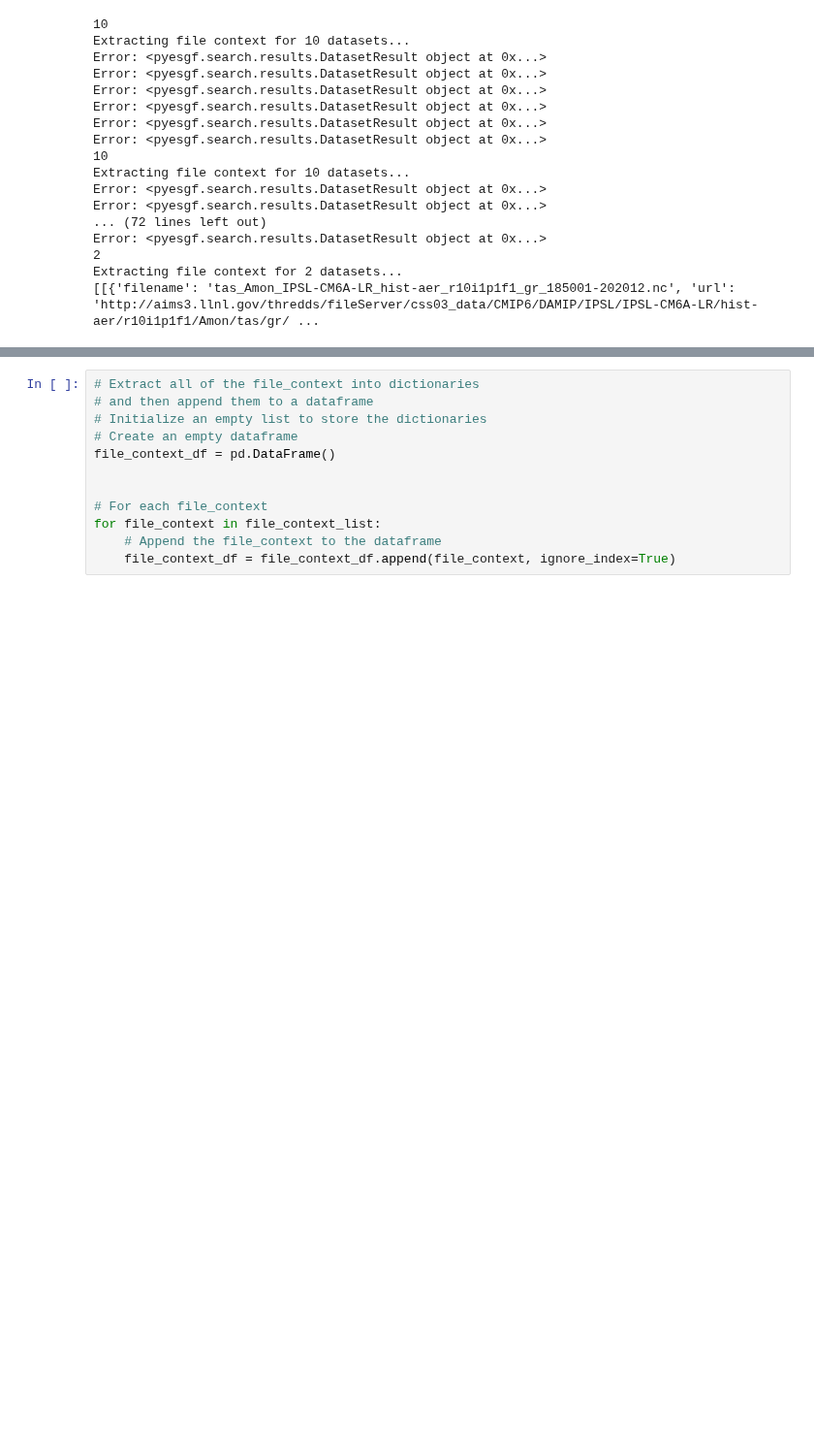
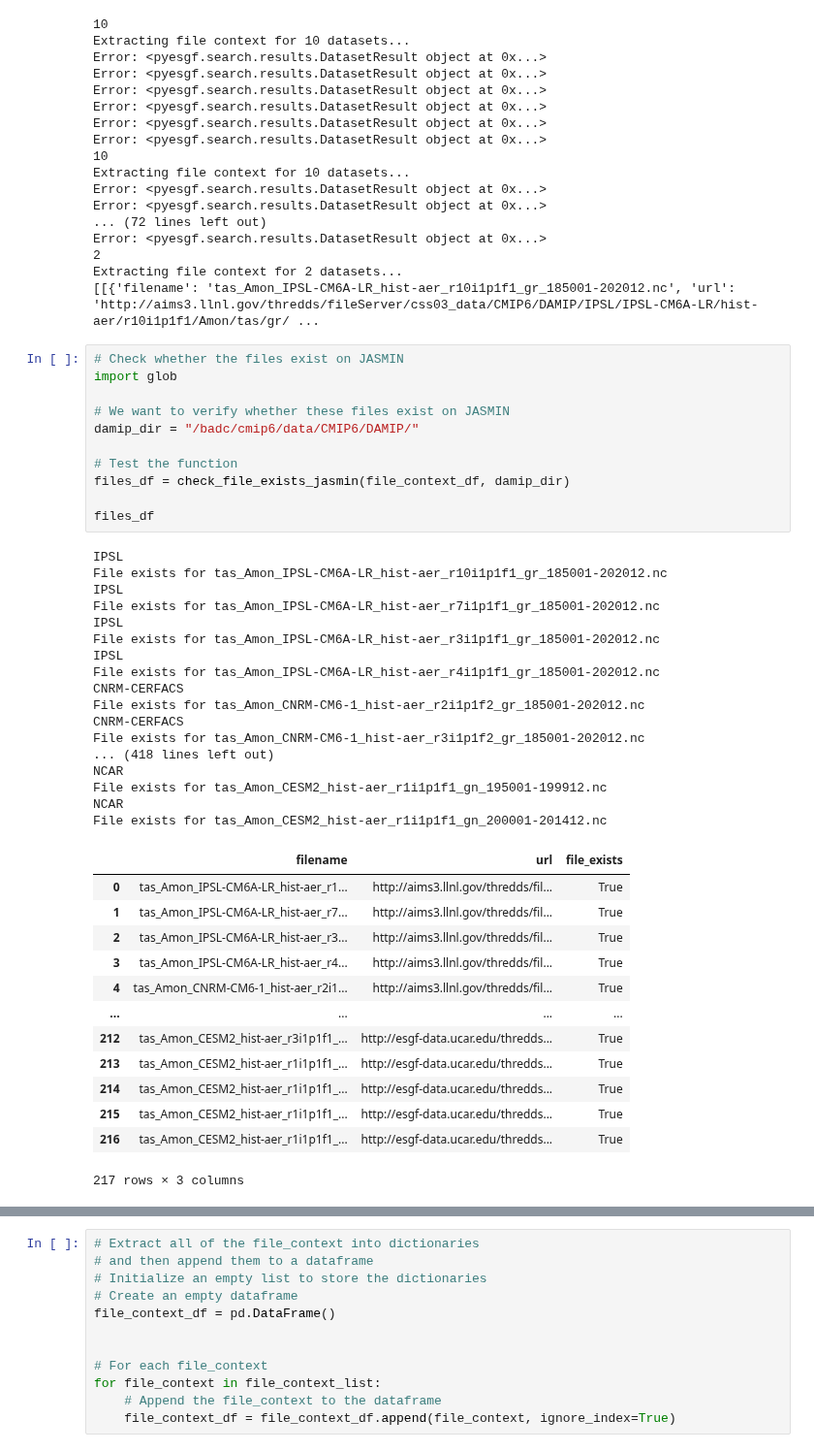
Before and after one commit to benhutchmet/downloading-data, a Jupyter notebook: DAMIP/testing-download.ipynb, the cells around one changed output, grey strips where cells are left out. Shown at 97% size. Drawn from its saved outputs; the diff is of its cells as text; blank space fills up the shorter version.

```diff
--- a/DAMIP/testing-download.ipynb
+++ b/DAMIP/testing-download.ipynb
@@ -314,3 +314,45 @@ Error: <pyesgf.search.results.DatasetResult object at 0x...>
 2
 Extracting file context for 2 datasets...
 [[{'filename': 'tas_Amon_IPSL-CM6A-LR_hist-aer_r10i1p1f1_gr_185001-202012.nc', 'url': 'http://aims3.llnl.gov/thredds/fileServer/css03_data/CMIP6/DAMIP/IPSL/IPSL-CM6A-LR/hist-aer/r10i1p1f1/Amon/tas/gr/ ...
+# %%
+# Check whether the files exist on JASMIN
+import glob
+
+# We want to verify whether these files exist on JASMIN
+damip_dir = "/badc/cmip6/data/CMIP6/DAMIP/"
+
+# Test the function
+files_df = check_file_exists_jasmin(file_context_df, damip_dir)
+
+files_df
+# %% [output]
+IPSL
+File exists for tas_Amon_IPSL-CM6A-LR_hist-aer_r10i1p1f1_gr_185001-202012.nc
+IPSL
+File exists for tas_Amon_IPSL-CM6A-LR_hist-aer_r7i1p1f1_gr_185001-202012.nc
+IPSL
+File exists for tas_Amon_IPSL-CM6A-LR_hist-aer_r3i1p1f1_gr_185001-202012.nc
+IPSL
+File exists for tas_Amon_IPSL-CM6A-LR_hist-aer_r4i1p1f1_gr_185001-202012.nc
+CNRM-CERFACS
+File exists for tas_Amon_CNRM-CM6-1_hist-aer_r2i1p1f2_gr_185001-202012.nc
+CNRM-CERFACS
+File exists for tas_Amon_CNRM-CM6-1_hist-aer_r3i1p1f2_gr_185001-202012.nc
+... (418 lines left out)
+NCAR
+File exists for tas_Amon_CESM2_hist-aer_r1i1p1f1_gn_195001-199912.nc
+NCAR
+File exists for tas_Amon_CESM2_hist-aer_r1i1p1f1_gn_200001-201412.nc
+|  | filename | url | file_exists |
+| 0 | tas_Amon_IPSL-CM6A-LR_hist-aer_r1... | http://aims3.llnl.gov/thredds/fil... | True |
+| 1 | tas_Amon_IPSL-CM6A-LR_hist-aer_r7... | http://aims3.llnl.gov/thredds/fil... | True |
+| 2 | tas_Amon_IPSL-CM6A-LR_hist-aer_r3... | http://aims3.llnl.gov/thredds/fil... | True |
+| 3 | tas_Amon_IPSL-CM6A-LR_hist-aer_r4... | http://aims3.llnl.gov/thredds/fil... | True |
+| 4 | tas_Amon_CNRM-CM6-1_hist-aer_r2i1... | http://aims3.llnl.gov/thredds/fil... | True |
+| ... | ... | ... | ... |
+| 212 | tas_Amon_CESM2_hist-aer_r3i1p1f1_... | http://esgf-data.ucar.edu/thredds... | True |
+| 213 | tas_Amon_CESM2_hist-aer_r1i1p1f1_... | http://esgf-data.ucar.edu/thredds... | True |
+| 214 | tas_Amon_CESM2_hist-aer_r1i1p1f1_... | http://esgf-data.ucar.edu/thredds... | True |
+| 215 | tas_Amon_CESM2_hist-aer_r1i1p1f1_... | http://esgf-data.ucar.edu/thredds... | True |
+| 216 | tas_Amon_CESM2_hist-aer_r1i1p1f1_... | http://esgf-data.ucar.edu/thredds... | True |
+217 rows × 3 columns
```
Also changed, not shown: parts of 1 cell of this notebook.
